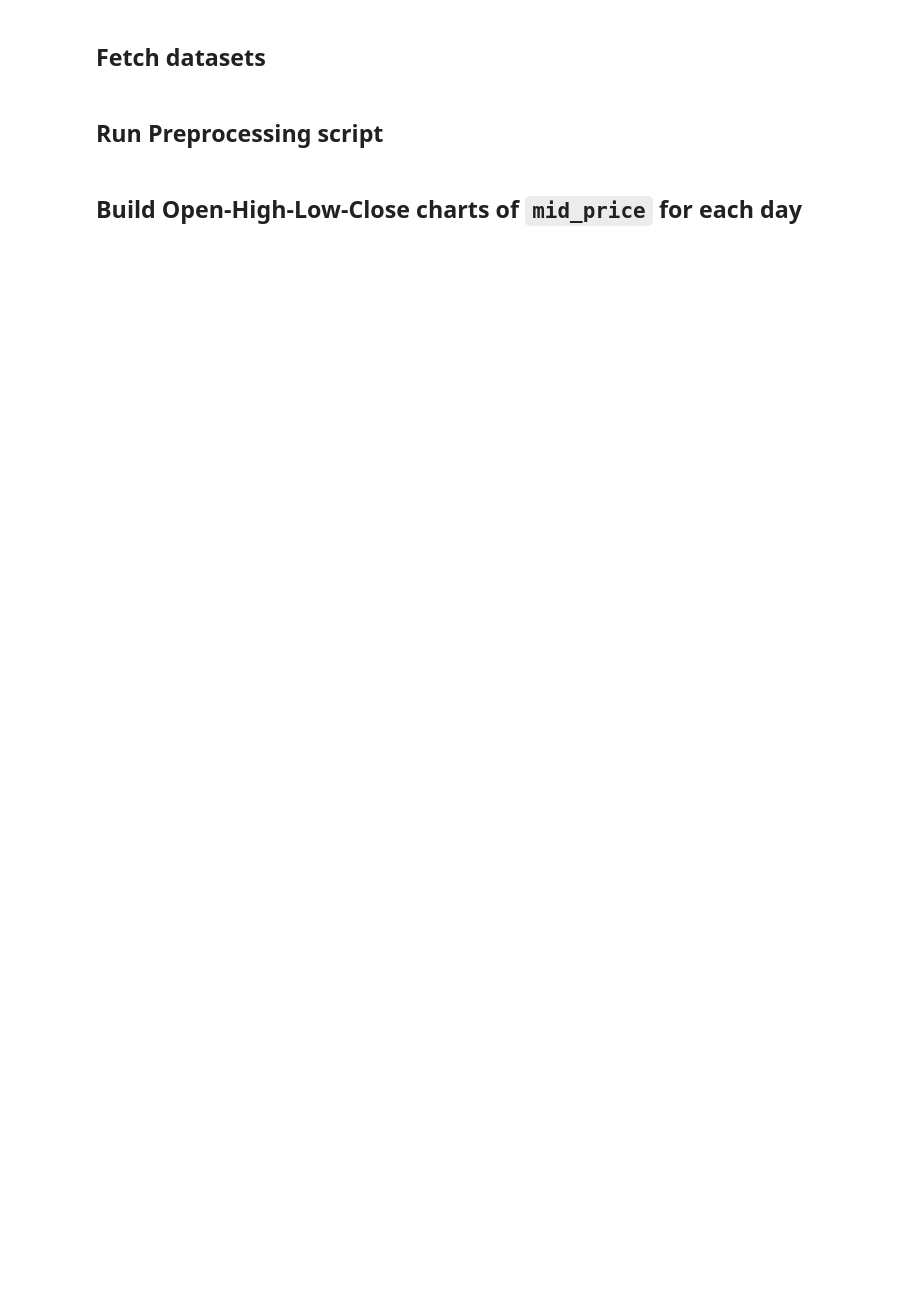
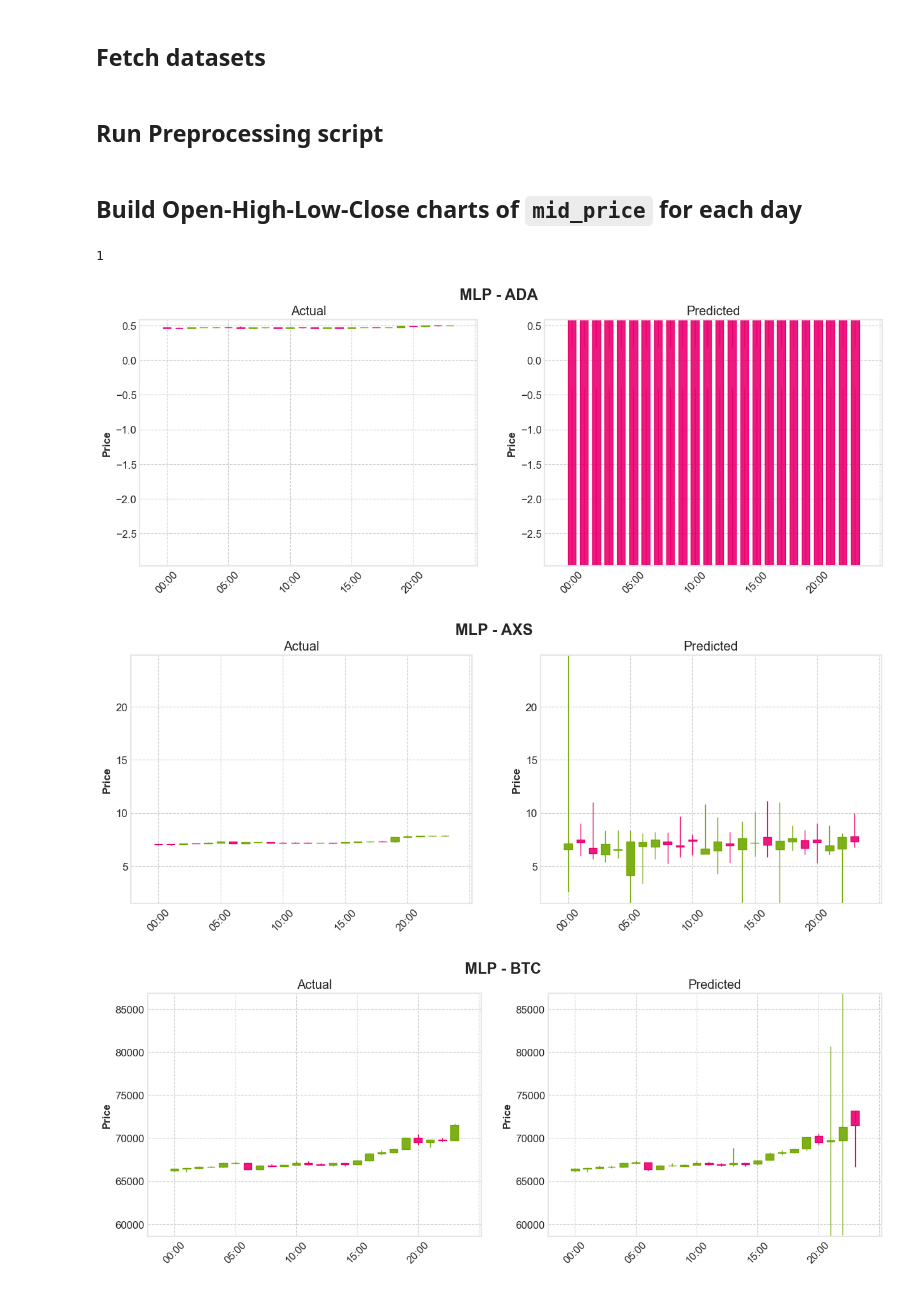
Before and after one commit to LuisAntonioBordignon/Stock-Price-Prediction, a Jupyter notebook: notebooks/exploratory-analysis.ipynb, the cells around one changed output. Cells and saved outputs as stored; diff of their text form; code cells hidden in the pictures; blank space fills up the shorter version.

```diff
--- a/notebooks/exploratory-analysis.ipynb
+++ b/notebooks/exploratory-analysis.ipynb
@@ -72,12 +71,23 @@ datadir = basedir / "data" / "tickers"
+# %%
+basedir = Path.cwd()
+datadir = basedir / "data"
+resultsdir = basedir / "assets" / "image"
+
+def to_OHLC(df: pd.DataFrame, pattern: str):
+    return df.resample(pattern).agg({
+        "Open": "first",
+        "High": "max",
+        "Low": "min",
+        "Close": "last"
+    })
 # %%
-resultsdir = basedir / "assets" / "image"
-
 resultsdir.mkdir(parents=True, exist_ok=True)
 
-for datafile in datadir.glob("**/*-raw.parquet"):
+for datafile in (datadir / "tickers").glob("**/*-raw.parquet"):
     name = datafile.stem[:-4]
     df = pd.read_parquet(datafile)
-    data = to_ohlc(df["mid_price"])
+    data = to_OHLC(df["mid_price"], "1h")
+    data["Volume"] = df["Trades"].resample("1h").agg("sum")
     title = name.replace("_", " ").replace("-", " - ")
 
     mpf.plot(
@@ -158,0 +101,30 @@ plt.show()
+# %%
+validation_datafiles = (datadir / "tickers").glob("**/*-day_5-raw.parquet")
+prediction_datafiles = (datadir / "predictions").glob("MLP-*.parquet")
+
+for y_true, y_hat in zip(validation_datafiles, prediction_datafiles):
+    title = y_hat.stem.replace("-", " - ")
+    fig, (ax1, ax2) = plt.subplots(1, 2, figsize=(15, 5))
+
+    fig.suptitle(title)
+    ax1.set_title("Actual")
+    ax2.set_title("Predicted")
+
+    data1 = to_OHLC(pd.read_parquet(y_true)["mid_price"], "1h")
+    data2 = to_OHLC(pd.read_parquet(y_hat), "1h")
+    combined_ymin = min(data1.min().min(), data2.min().min())
+    combined_ymax = max(data1.max().max(), data2.max().max())
+
+    ax1.set_ylim(combined_ymin, combined_ymax)
+    ax2.set_ylim(combined_ymin, combined_ymax)
+
+    mpf.plot(data1, type="candle", style="binance", ax=ax1)
+    mpf.plot(data2, type="candle", style="binance", ax=ax2)
+    plt.savefig(resultsdir / y_hat.with_suffix(".svg").name)
+
+1
+# %% [output]
+1
+[figure, added]
+[figure, added]
+[figure, added]
```
Also changed, not shown: parts of 7 cells of this notebook, 40 other files.
